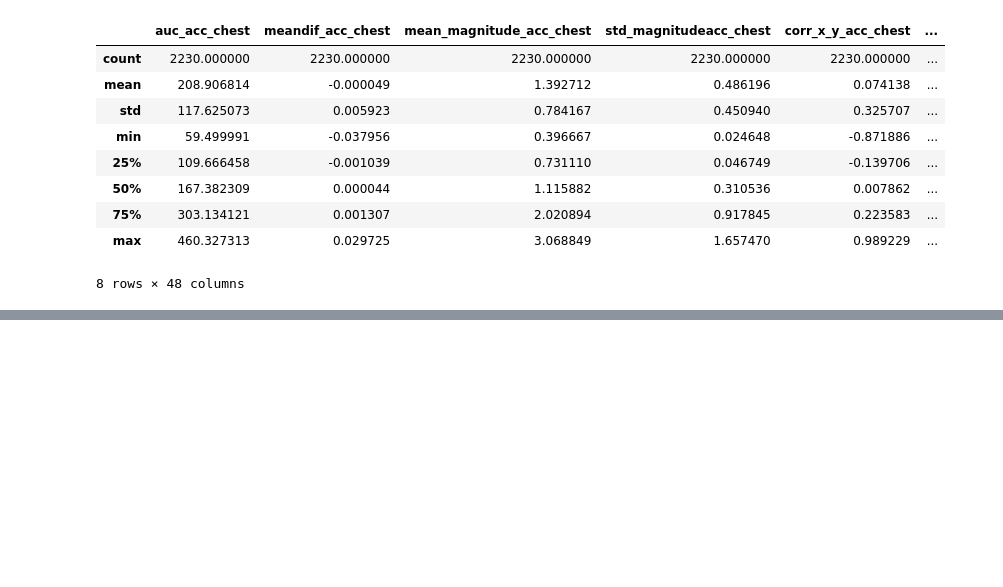
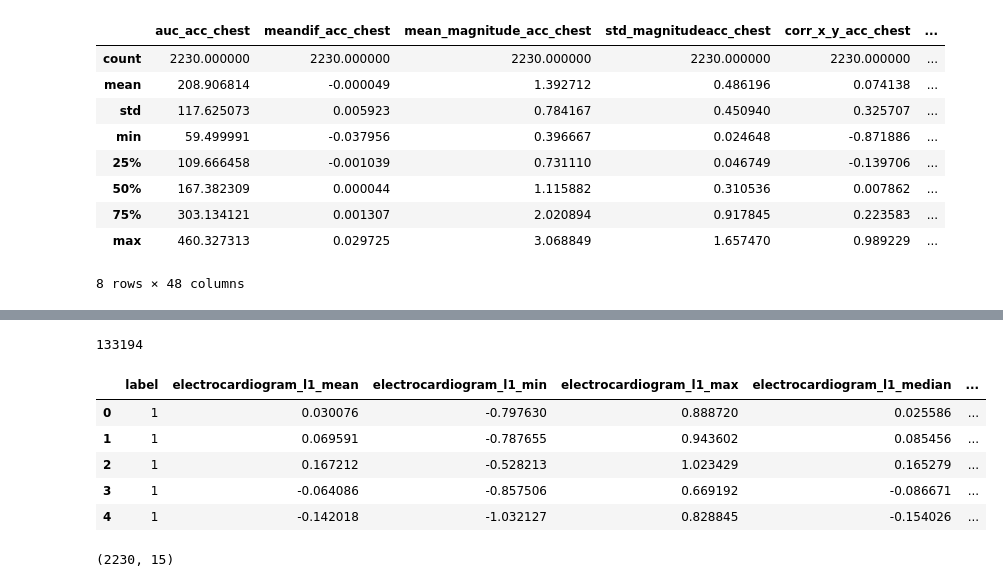
Before and after one commit to CarlosJCD/FDparaelRAHPconPython, a Jupyter notebook: Notebooks/MHEALTH.ipynb, the cells around one changed output, grey strips where cells are left out. Saved outputs shown, nothing was run; the diff lists cells and outputs as text; code cells hidden in the pictures; blank space fills up the shorter version.

```diff
--- a/Notebooks/MHEALTH.ipynb
+++ b/Notebooks/MHEALTH.ipynb
@@ -712,0 +743,5 @@ data_acc.describe(include=["float64"])
+# %%
+# electrocardiogram_l1 y l2
+len(data[data["electrocardiogram_l1"]>0])
+# %% [output]
+133194
@@ -712,0 +785,13 @@ data_acc.describe(include=["float64"])
+# %%
+data_ecg.head()
+# %% [output]
+|  | label | electrocardiogram_l1_mean | electrocardiogram_l1_min | electrocardiogram_l1_max | electrocardiogram_l1_median | ... |
+| 0 | 1 | 0.030076 | -0.797630 | 0.888720 | 0.025586 | ... |
+| 1 | 1 | 0.069591 | -0.787655 | 0.943602 | 0.085456 | ... |
+| 2 | 1 | 0.167212 | -0.528213 | 1.023429 | 0.165279 | ... |
+| 3 | 1 | -0.064086 | -0.857506 | 0.669192 | -0.086671 | ... |
+| 4 | 1 | -0.142018 | -1.032127 | 0.828845 | -0.154026 | ... |
+# %%
+data_ecg.shape
+# %% [output]
+(2230, 15)
```
Also changed, not shown: parts of 19 cells of this notebook.
